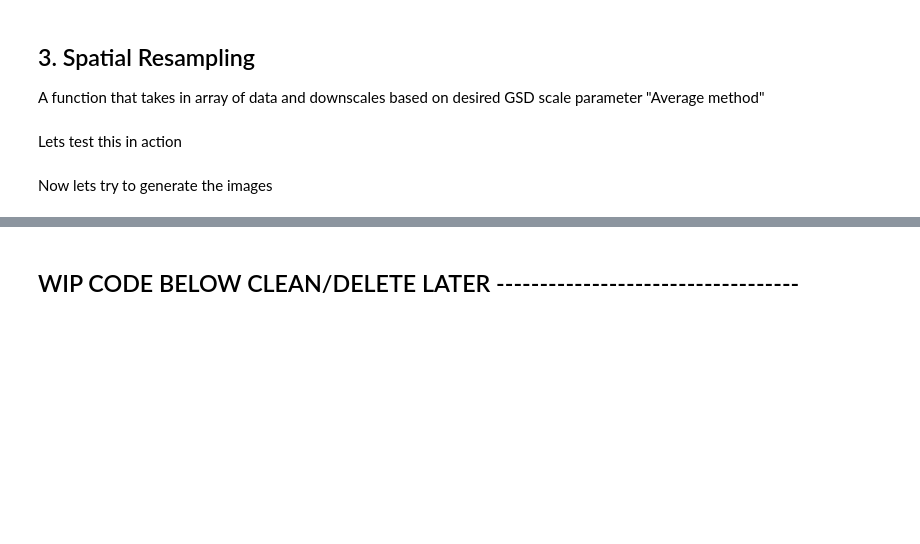
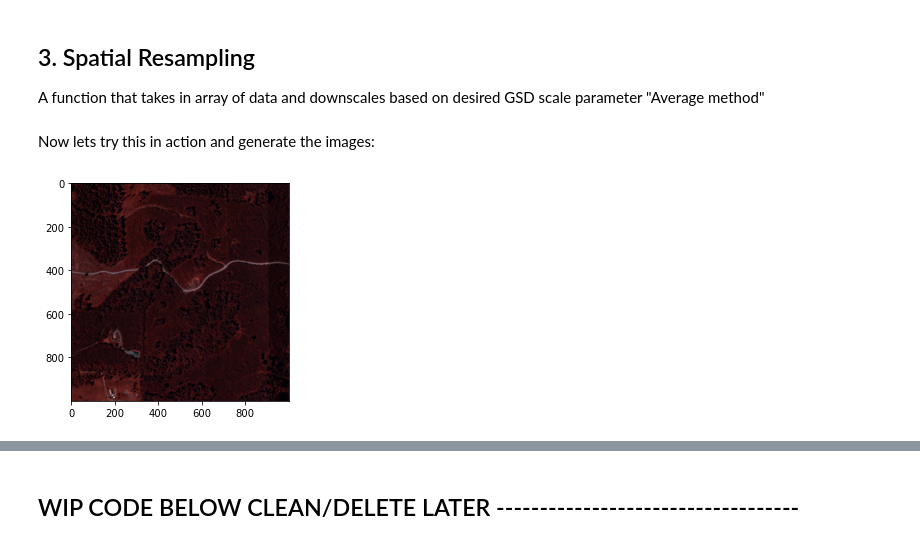
Before and after one commit to cjstewart/hyperspectral-project, a Jupyter notebook: notebooks/hyperspectral_EDA.ipynb, the cells around one changed output, grey strips where cells are left out. Cells and saved outputs as stored; diff of their text form; code cells hidden in the pictures; blank space fills up the shorter version.

```diff
--- a/notebooks/hyperspectral_EDA.ipynb
+++ b/notebooks/hyperspectral_EDA.ipynb
@@ -504,2 +516,0 @@ def downSample_array(img_array, GSD_input, GSD_output):
-# %% [markdown]
-Lets test this in action
@@ -511,2 +517,9 @@ ds_img_array_20m = downSample_array(refl_clampd, 1, 20) # try a 20 m GSD
 # %% [markdown]
-Now lets try to generate the images
+Now lets try this in action and generate the images:
+# %%
+# downsample to a 2 m GSD
+ds_img_array_2m = downSample_array(refl_array, 1, 2) # try a 2 m GSD
+# output the 2 m GSD one
+toRGB(ds_img_array_2m, 'ds_img_2m.png')
+# %% [output]
+[figure, added]
```
Also changed, not shown: parts of 44 cells of this notebook.
